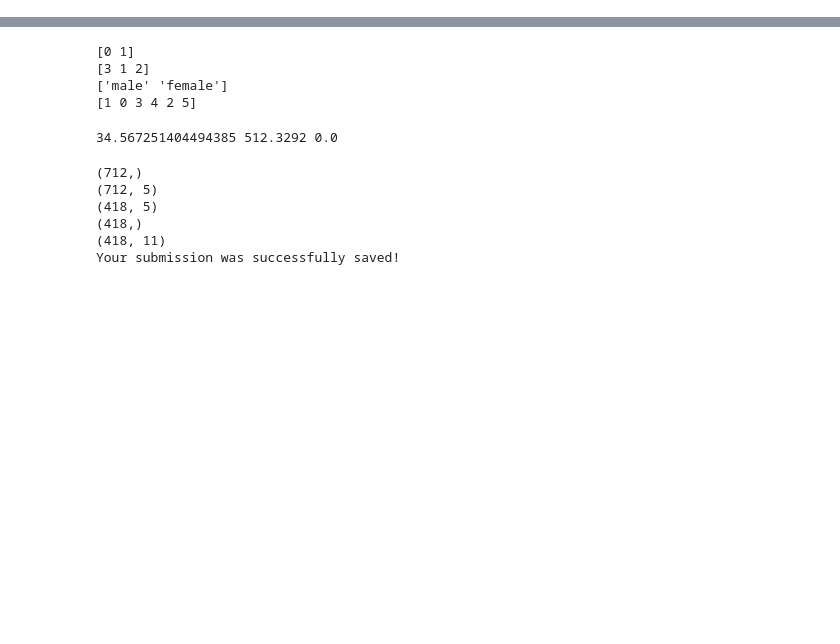
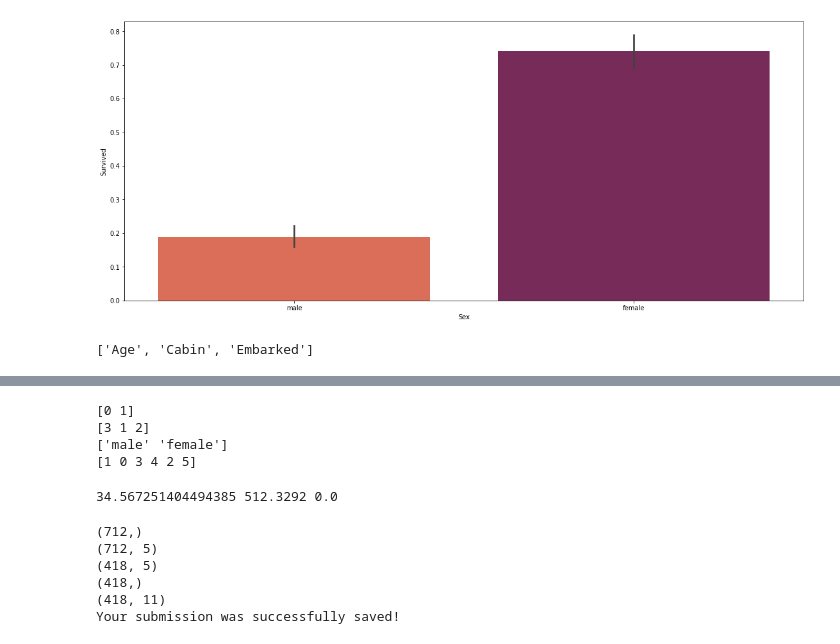
Before and after one commit to Cesar421/Titanic, a Jupyter notebook: JupyterMODEL.ipynb, the cells around one changed output, grey strips where cells are left out. Saved outputs shown, nothing was run; the diff lists cells and outputs as text; code cells hidden in the pictures; blank space fills up the shorter version.

```diff
--- a/JupyterMODEL.ipynb
+++ b/JupyterMODEL.ipynb
@@ -73,0 +165,14 @@ print(rate_male*100, rate_women*100)
+# %%
+#sur_col = ['Sex', 'Survived']
+#sur_col_count = df_train_original[sur_col].sum()
+#print(sur_col)
+#print(sur_col_count)
+
+plt.figure(figsize=(19,8))
+
+sns.barplot(y=df_train_original['Survived'], x=df_train_original['Sex'], palette='rocket_r')
+plt.show()
+print(nan_cols)
+# %% [output]
+[figure, added]
+['Age', 'Cabin', 'Embarked']
```
Also changed, not shown: parts of 14 cells of this notebook.
